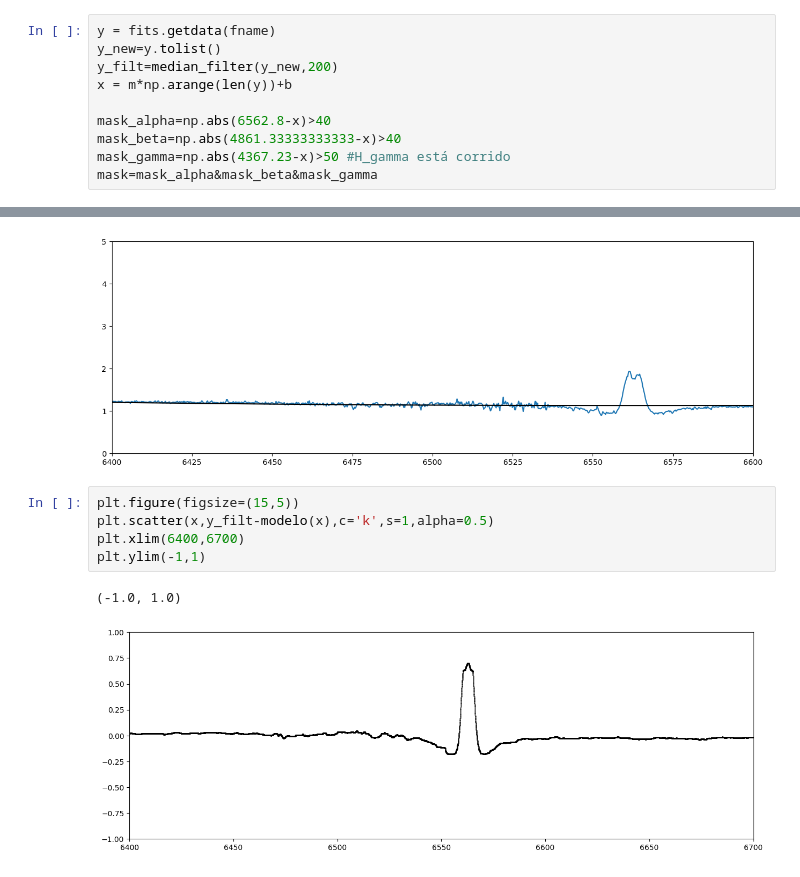
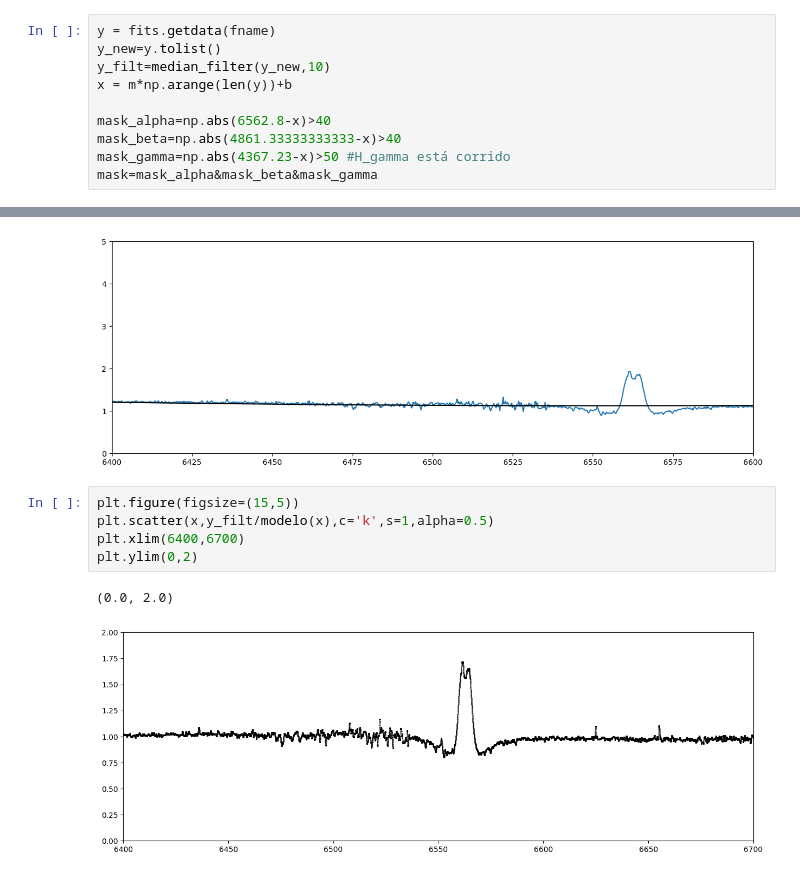
Before and after one commit to lsperezm/Be_Stars, a Jupyter notebook: DataAnalysis/Sept24/Sept24_BCyg.ipynb, the cells around one changed output, grey strips where cells are left out. Saved outputs shown, nothing was run; the diff lists cells and outputs as text.

```diff
--- a/DataAnalysis/Sept24/Sept24_BCyg.ipynb
+++ b/DataAnalysis/Sept24/Sept24_BCyg.ipynb
@@ -33,7 +33,7 @@ m = fits.getval(fname,"CDELT1")
 # %%
 y = fits.getdata(fname)
 y_new=y.tolist()
-y_filt=median_filter(y_new,200)
+y_filt=median_filter(y_new,10)
 x = m*np.arange(len(y))+b
 
 mask_alpha=np.abs(6562.8-x)>40
@@ -69,9 +69,9 @@ plt.margins(x=0)
 [figure]
 # %%
 plt.figure(figsize=(15,5))
-plt.scatter(x,y_filt-modelo(x),c='k',s=1,alpha=0.5)
+plt.scatter(x,y_filt/modelo(x),c='k',s=1,alpha=0.5)
 plt.xlim(6400,6700)
-plt.ylim(-1,1)
+plt.ylim(0,2)
 # %% [output]
-(-1.0, 1.0)
+(0.0, 2.0)
-[figure, old version]
+[figure, new version]
```
Also changed, not shown: parts of 1 cell of this notebook, 17 other files.
